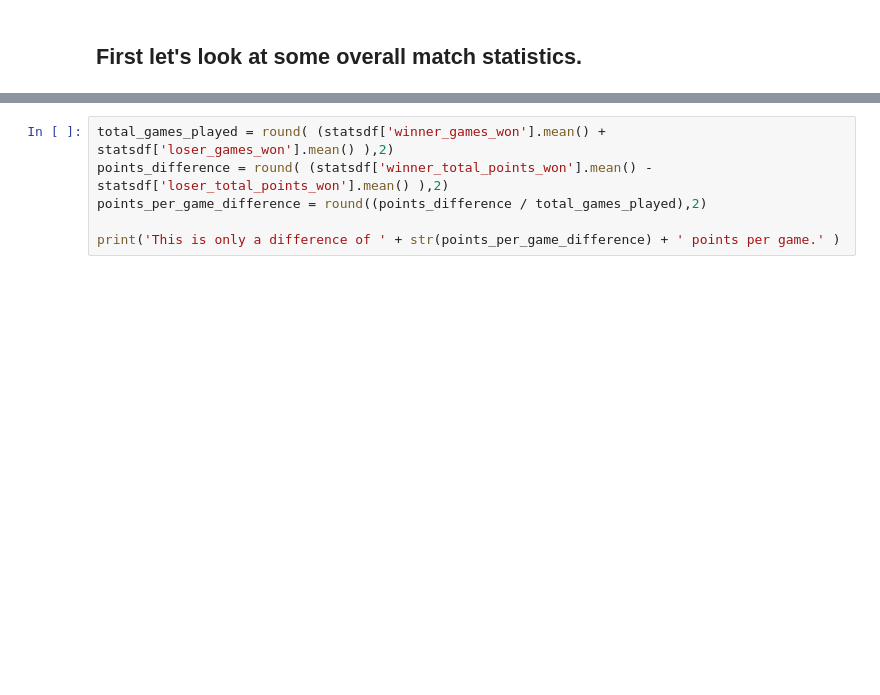
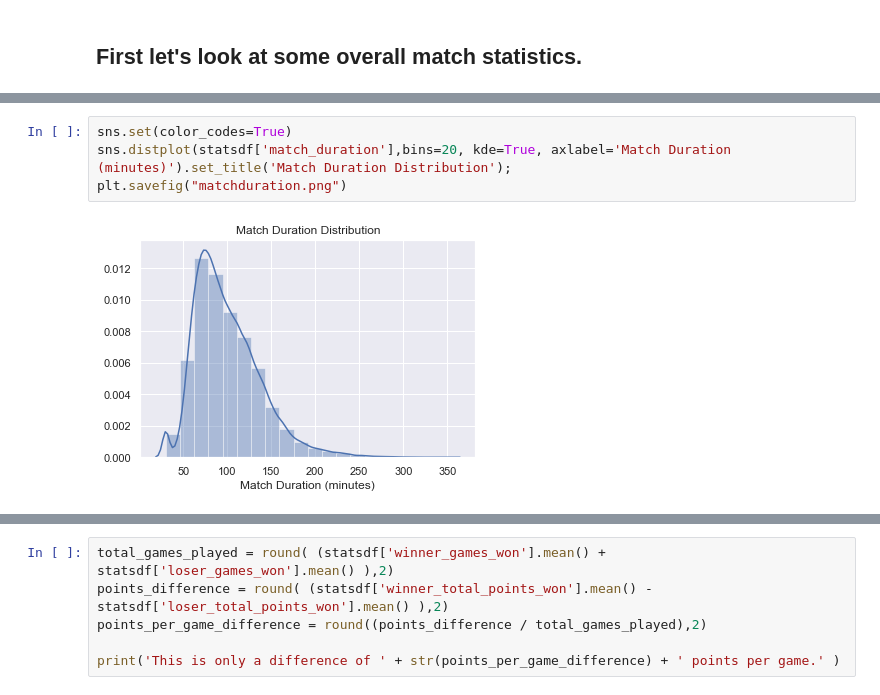
Before and after one commit to datascitriguy/springboard, a Jupyter notebook: Step 2 - EDA (ATP Database).ipynb, the cells around one changed output, grey strips where cells are left out. Drawn from its saved outputs; the diff is of its cells as text; blank space fills up the shorter version.

```diff
--- a/Step 2 - EDA (ATP Database).ipynb
+++ b/Step 2 - EDA (ATP Database).ipynb
@@ -95,0 +108,6 @@ On average, the match had a total of 24.63 games played.
+# %%
+sns.set(color_codes=True)
+sns.distplot(statsdf['match_duration'],bins=20, kde=True, axlabel='Match Duration (minutes)').set_title('Match Duration Distribution');
+plt.savefig("matchduration.png")
+# %% [output]
+[figure, added]
```
Also changed, not shown: parts of 38 cells of this notebook, 2 other files.
